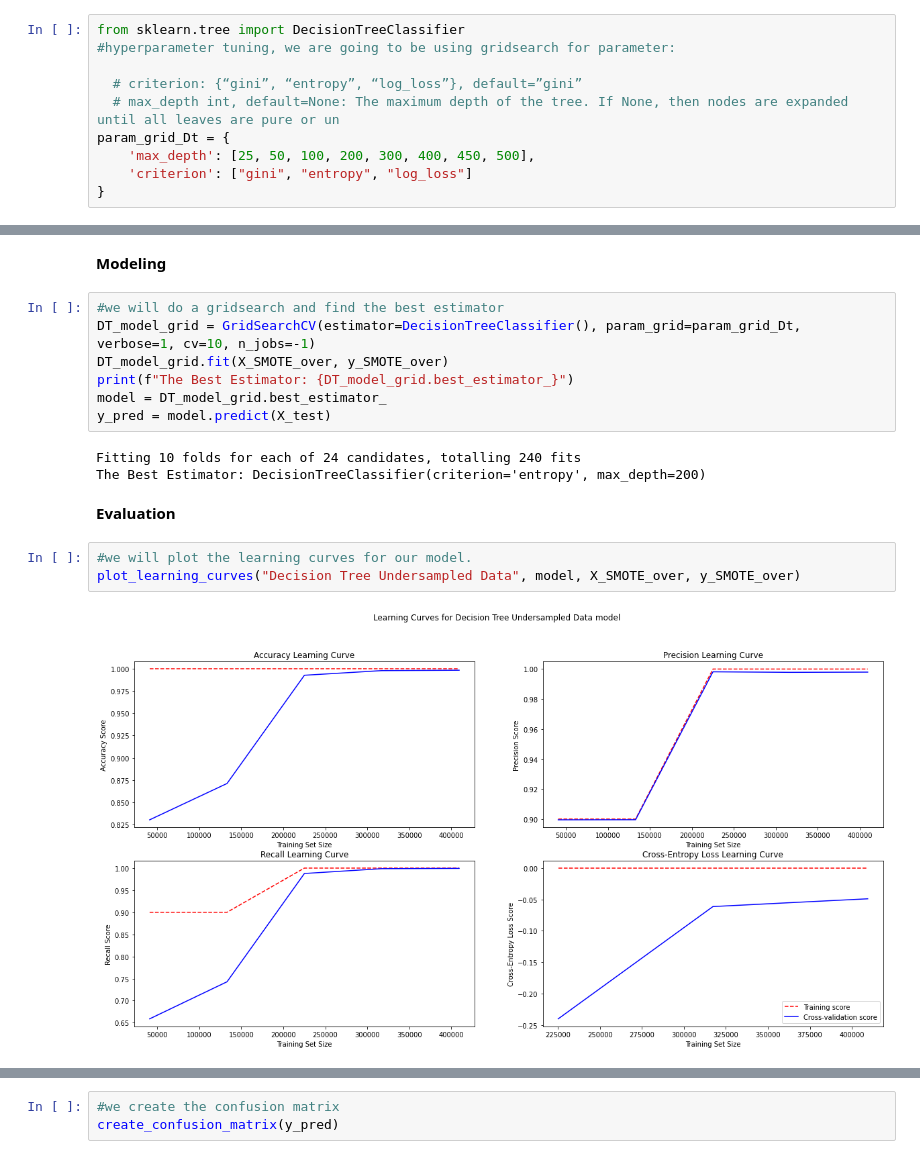
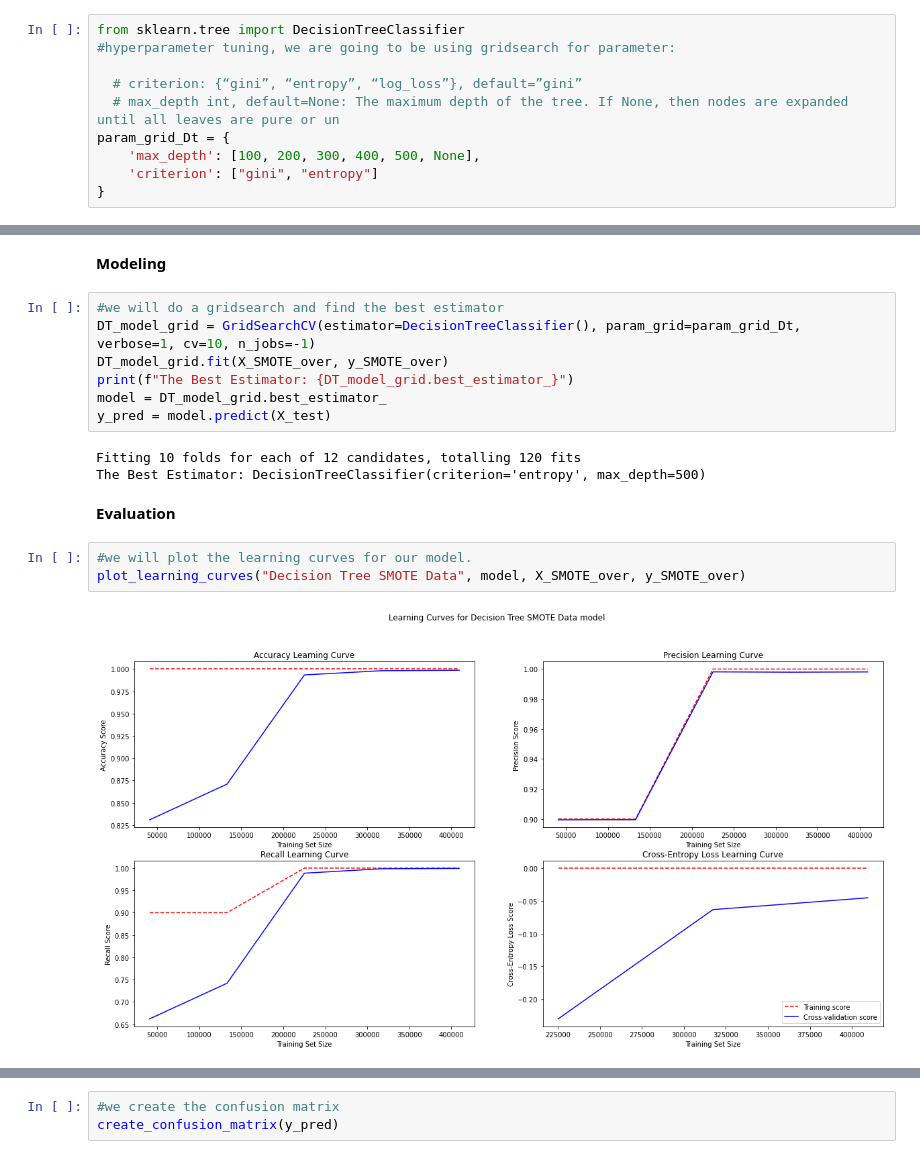
Before and after one commit to kkrusere/Credit-Card-Fraud-Anomaly-Outlier-Detection, a Jupyter notebook: Credit_Card_fraud_detection.ipynb, the cells around one changed output, grey strips where cells are left out. Saved outputs shown, nothing was run; the diff lists cells and outputs as text.

```diff
--- a/Credit_Card_fraud_detection.ipynb
+++ b/Credit_Card_fraud_detection.ipynb
@@ -1084,8 +1084,8 @@ from sklearn.tree import DecisionTreeClassifier
   # criterion: {“gini”, “entropy”, “log_loss”}, default=”gini”
   # max_depth int, default=None: The maximum depth of the tree. If None, then nodes are expanded until all leaves are pure or un
 param_grid_Dt = {
-    'max_depth': [25, 50, 100, 200, 300, 400, 450, 500],
-    'criterion': ["gini", "entropy", "log_loss"]
+    'max_depth': [100, 200, 300, 400, 500, None],
+    'criterion': ["gini", "entropy"]
 }
 # %% [markdown]
 ###### **Original Imbalanced Data**
@@ -1234,15 +1234,15 @@ print(f"The Best Estimator: {DT_model_grid.best_estimator_}")
 model = DT_model_grid.best_estimator_
 y_pred = model.predict(X_test)
 # %% [output]
-Fitting 10 folds for each of 24 candidates, totalling 240 fits
-The Best Estimator: DecisionTreeClassifier(criterion='entropy', max_depth=200)
+Fitting 10 folds for each of 12 candidates, totalling 120 fits
+The Best Estimator: DecisionTreeClassifier(criterion='entropy', max_depth=500)
 # %% [markdown]
 **Evaluation**
 # %%
 #we will plot the learning curves for our model.
-plot_learning_curves("Decision Tree Undersampled Data", model, X_SMOTE_over, y_SMOTE_over)
+plot_learning_curves("Decision Tree SMOTE Data", model, X_SMOTE_over, y_SMOTE_over)
 # %% [output]
-[figure, old version]
+[figure, new version]
 # %%
 #we create the classification report
 create_classification_report(y_pred)
```
Also changed, not shown: parts of 49 cells of this notebook.
